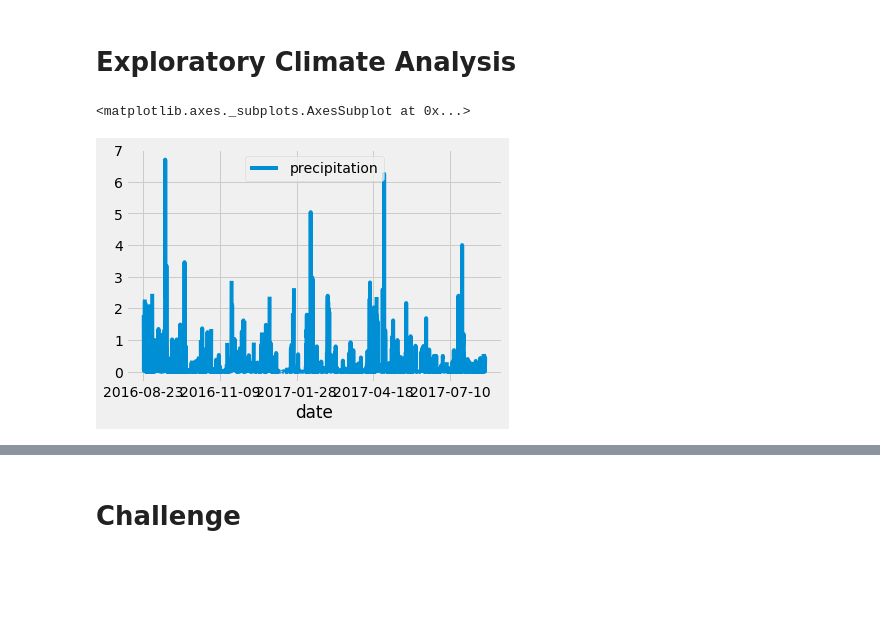
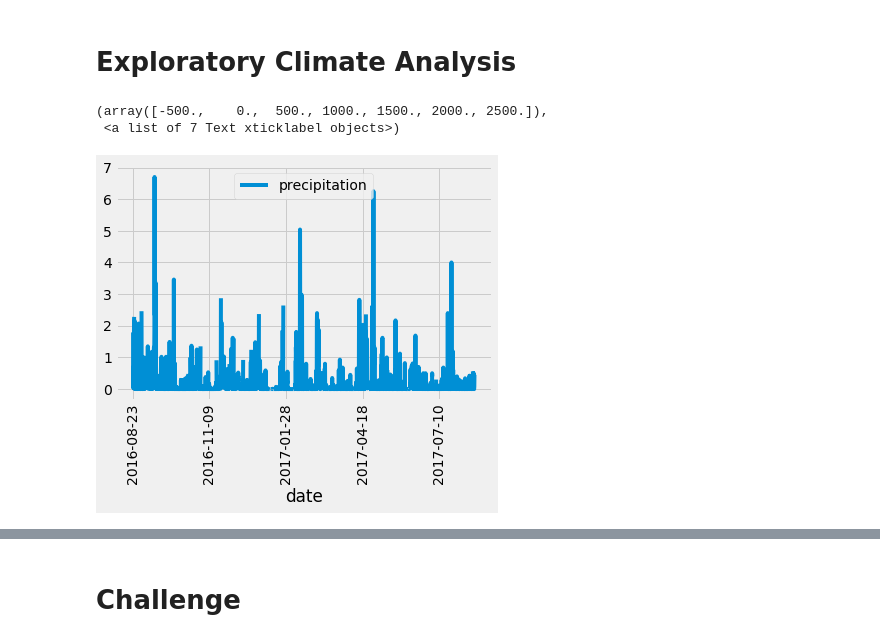
Before and after one commit to osamaali-sys/surfs_up, a Jupyter notebook: climate_analysis.ipynb, the cells around one changed output, grey strips where cells are left out. Drawn from its saved outputs; the diff is of its cells as text; code cells hidden in the pictures; blank space fills up the shorter version.

```diff
--- a/climate_analysis.ipynb
+++ b/climate_analysis.ipynb
@@ -40,22 +40,24 @@ session = Session(engine)
 # %%
 # Design a query to retrieve the last 12 months of precipitation data and plot the results.
 #Starting from the last data point in the database.
 prev_year = dt.date(2017, 8, 23)
 # Calculate the date one year from the last date in data set.
 prev_year = dt.date(2017, 8, 23) - dt.timedelta(days=365)
 # Perform a query to retrieve the data and precipitation scores
 results = []
 results = session.query(Measurement.date, Measurement.prcp).filter(Measurement.date >= prev_year).all()
 # Save the query results as a Pandas DataFrame and set the index to the date column
 df = pd.DataFrame(results, columns=['date','precipitation'])
 df.set_index(df['date'], inplace=True)
 # Sort the dataframe by date
 df = df.sort_index()
 # Use Pandas Plotting with Matplotlib to plot the data
 df.plot()
+plt.xticks(rotation=90)
 # %% [output]
-<matplotlib.axes._subplots.AxesSubplot at 0x...>
+(array([-500.,    0.,  500., 1000., 1500., 2000., 2500.]),
+ <a list of 7 Text xticklabel objects>)
-[figure, old version]
+[figure, new version]
 # %% [markdown]
 ![image.png](attachment:image.png)
 # %%
```
Also changed, not shown: parts of 5 cells of this notebook.
